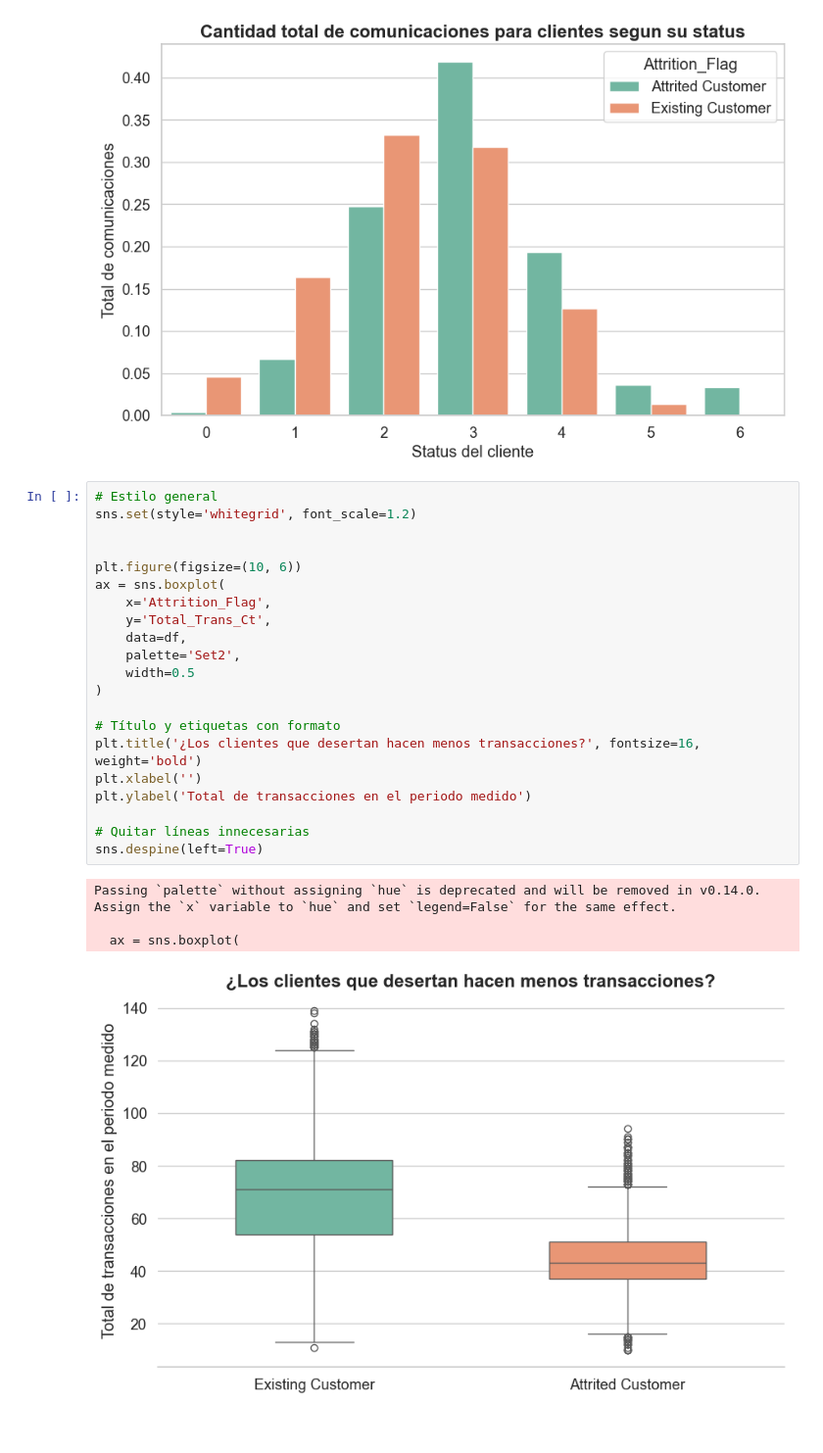
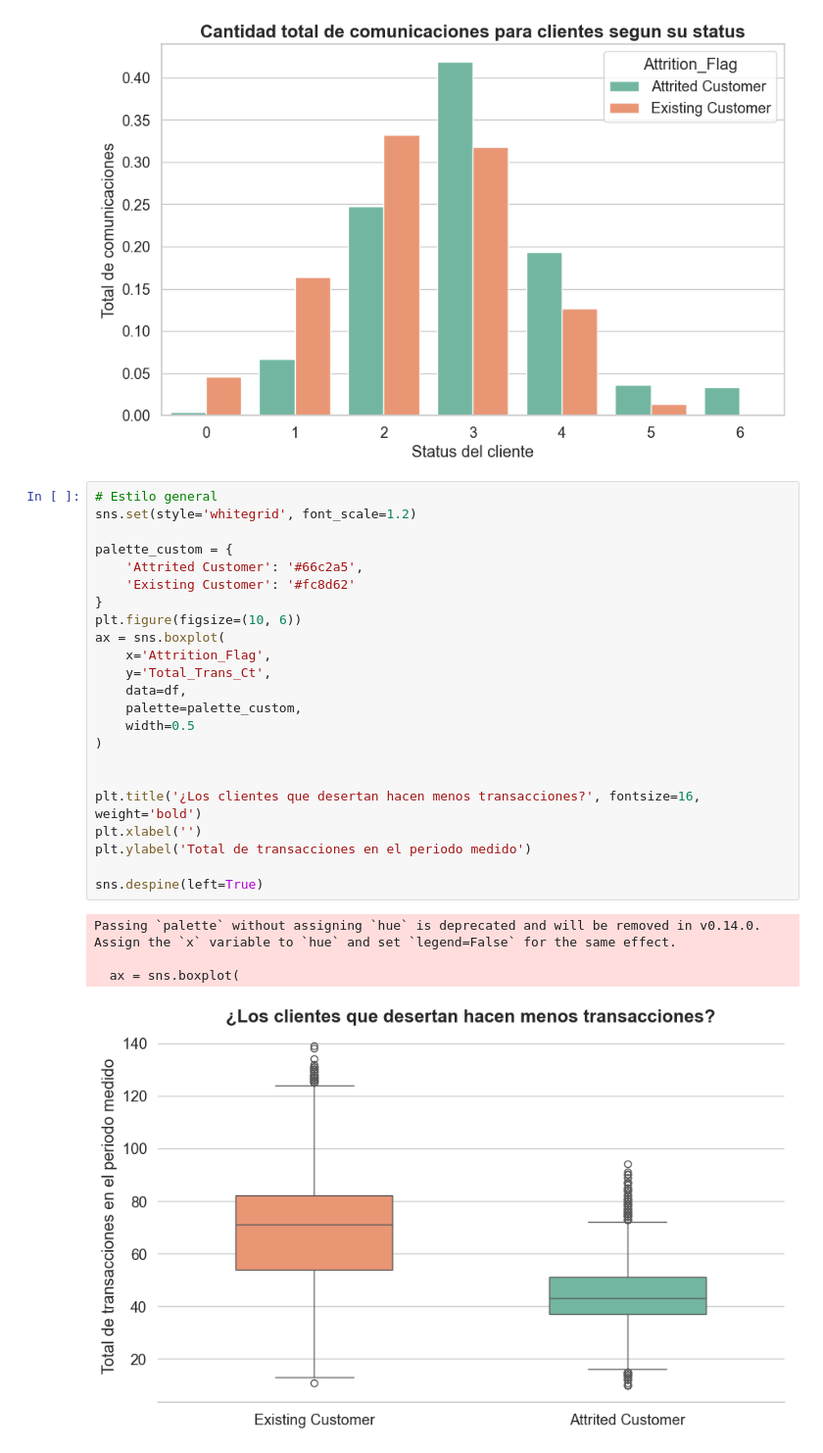
Before and after one commit to Daniel02-cmd/BankChurn, a Jupyter notebook: viual.ipynb, the cells around one changed output. Shown at 98% size. Saved outputs shown, nothing was run; the diff lists cells and outputs as text.

```diff
--- a/viual.ipynb
+++ b/viual.ipynb
@@ -111,26 +111,28 @@ Text(0.5, 0, 'Status del cliente')
 # %%
 # Estilo general
 sns.set(style='whitegrid', font_scale=1.2)
 
-
+palette_custom = {
+    'Attrited Customer': '#66c2a5',
+    'Existing Customer': '#fc8d62'
+}
 plt.figure(figsize=(10, 6))
 ax = sns.boxplot(
     x='Attrition_Flag',
     y='Total_Trans_Ct',
     data=df,
-    palette='Set2',
+    palette=palette_custom,
     width=0.5
 )
 
-# Título y etiquetas con formato
+
 plt.title('¿Los clientes que desertan hacen menos transacciones?', fontsize=16, weight='bold')
 plt.xlabel('')
 plt.ylabel('Total de transacciones en el periodo medido')
 
-# Quitar líneas innecesarias
 sns.despine(left=True)
 # %% [output]
 Passing `palette` without assigning `hue` is deprecated and will be removed in v0.14.0. Assign the `x` variable to `hue` and set `legend=False` for the same effect.
 
   ax = sns.boxplot(
-[figure, old version]
+[figure, new version]
```
Also changed, not shown: parts of 1 cell of this notebook.
